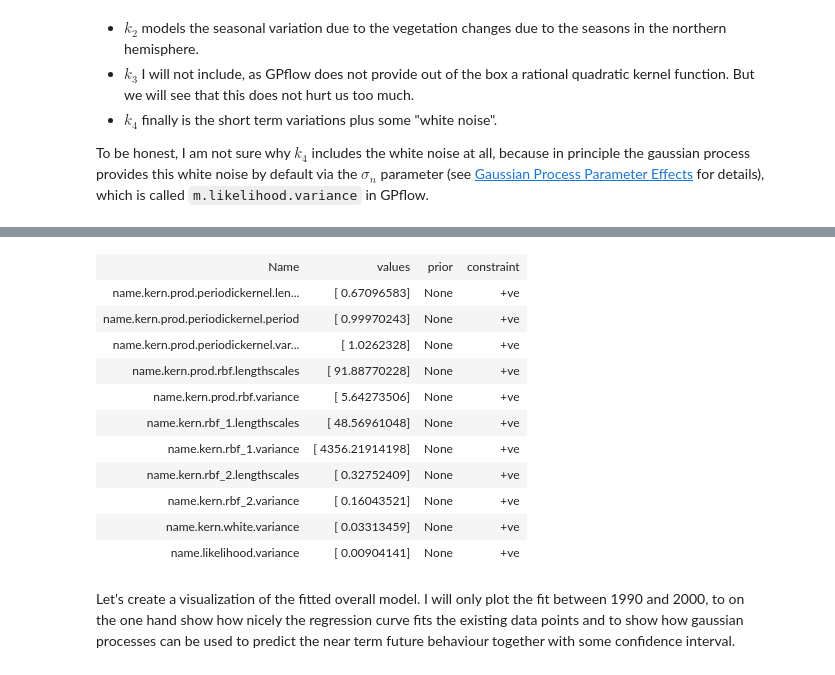
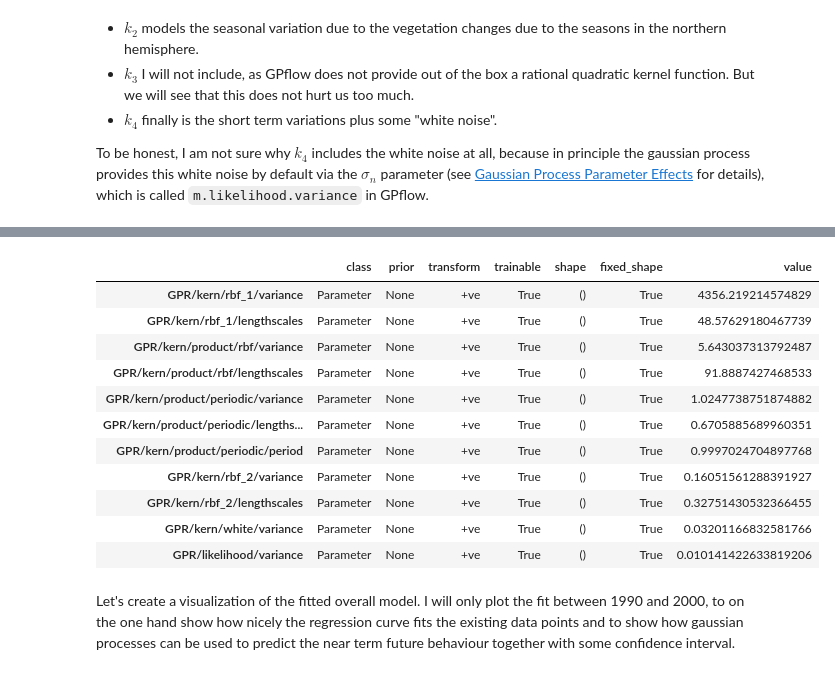
Before and after one commit to cs224/dev-meetup-gaussian-processes, a Jupyter notebook: co2-mauna-loa-gaussian-process-regression.ipynb, the cells around one changed output, grey strips where cells are left out. Saved outputs shown, nothing was run; the diff lists cells and outputs as text; code cells hidden in the pictures.

Commit message:
co2-mauna-loa-gaussian-process-regression.ipynb: updated to newer versions of libraries

```diff
--- a/co2-mauna-loa-gaussian-process-regression.ipynb
+++ b/co2-mauna-loa-gaussian-process-regression.ipynb
@@ -25,6 +46,10 @@ We take the raw data from the statsmodels package:
 
 import statsmodels.api as sm
 
-data1 = sm.datasets.get_rdataset("co2").data
+mauna_loa_atmospheric_CO2_concentration_data = sm.datasets.get_rdataset("CO2")
+
+print(mauna_loa_atmospheric_CO2_concentration_data.__doc__)
+
+data1 = mauna_loa_atmospheric_CO2_concentration_data.data
 data1.head()
 # %% [output]
@@ -38,7 +80,7 @@ data1.head()
 We will make the data available in two formats, as row vectors as lower case x and y and as column vectors as upper case X and Y.
 # %%
 x = np.array(data1.time)
-y = np.array(data1.co2)
+y = np.array(data1.value)
 X = x.reshape(-1, 1)
 Y = y.reshape(-1, 1)
 # %%
@@ -68,14 +111,9 @@ As in [chapter 5](http://www.gaussianprocess.org/gpml/chapters/RW5.pdf) of [Gaus
 To be honest, I am not sure why $k_4$ includes the white noise at all, because in principle the gaussian process provides this white noise by default via the $\sigma_n$ parameter (see [Gaussian Process Parameter Effects](https://github.com/cs224/dev-meetup-gaussian-processes) for details), which is called `m.likelihood.variance` in GPflow.
 # %%
 k1 = gpflow.kernels.RBF(1, variance=(66.0 ** 2), lengthscales=67.0)
-k2_exp_sine_squred_gamma= 2.0 / 1.3 ** 2
+k2_exp_sine_squred_gamma= 2.0 / 1.3 ** 2.0
 k2_exp_sine_squred_period = 1.0
-k2 = gpflow.kernels.RBF(1, variance=(2.4 ** 2), lengthscales=90) * gpflow.kernels.PeriodicKernel(1, period=k2_exp_sine_squred_period, variance=1.0, lengthscales=1/k2_exp_sine_squred_gamma)
+k2 = gpflow.kernels.RBF(1, variance=(2.4 ** 2.0), lengthscales=90.0) * gpflow.kernels.Periodic(1, period=k2_exp_sine_squred_period, variance=1.0,  lengthscales=1.0/k2_exp_sine_squred_gamma)
 # k3 = how to do a rational quadratic term in GPflow?
 k4 = gpflow.kernels.RBF(1, variance=(0.18 ** 2), lengthscales=1.6) + gpflow.kernels.White(1, variance=0.19)
-
 kernel = k1 + k2 + k4
-
-m = gpflow.gpr.GPR(X, Y, kern=kernel)
-m.likelihood.variance = 0.01
-m
@@ -94,0 +120,4 @@ m
+# %%
+m = gpflow.models.GPR(X, Y, kern=kernel)
+m.likelihood.variance = 0.01
+m.as_pandas_table()
@@ -116,18 +149,18 @@ Wall time: 3.13 s
 # %%
-m
+m.as_pandas_table()
 # %% [output]
-| Name | values | prior | constraint |
-| name.kern.prod.periodickernel.len... | [ 0.67096583] | None | +ve |
-| name.kern.prod.periodickernel.period | [ 0.99970243] | None | +ve |
-| name.kern.prod.periodickernel.var... | [ 1.0262328] | None | +ve |
-| name.kern.prod.rbf.lengthscales | [ 91.88770228] | None | +ve |
-| name.kern.prod.rbf.variance | [ 5.64273506] | None | +ve |
-| name.kern.rbf_1.lengthscales | [ 48.56961048] | None | +ve |
-| name.kern.rbf_1.variance | [ 4356.21914198] | None | +ve |
-| name.kern.rbf_2.lengthscales | [ 0.32752409] | None | +ve |
-| name.kern.rbf_2.variance | [ 0.16043521] | None | +ve |
-| name.kern.white.variance | [ 0.03313459] | None | +ve |
-| name.likelihood.variance | [ 0.00904141] | None | +ve |
+|  | class | prior | transform | trainable | shape | fixed_shape | value |
+| GPR/kern/rbf_1/variance | Parameter | None | +ve | True | () | True | 4356.219214574829 |
+| GPR/kern/rbf_1/lengthscales | Parameter | None | +ve | True | () | True | 48.57629180467739 |
+| GPR/kern/product/rbf/variance | Parameter | None | +ve | True | () | True | 5.643037313792487 |
+| GPR/kern/product/rbf/lengthscales | Parameter | None | +ve | True | () | True | 91.8887427468533 |
+| GPR/kern/product/periodic/variance | Parameter | None | +ve | True | () | True | 1.0247738751874882 |
+| GPR/kern/product/periodic/lengths... | Parameter | None | +ve | True | () | True | 0.6705885689960351 |
+| GPR/kern/product/periodic/period | Parameter | None | +ve | True | () | True | 0.9997024704897768 |
+| GPR/kern/rbf_2/variance | Parameter | None | +ve | True | () | True | 0.16051561288391927 |
+| GPR/kern/rbf_2/lengthscales | Parameter | None | +ve | True | () | True | 0.32751430532366455 |
+| GPR/kern/white/variance | Parameter | None | +ve | True | () | True | 0.03201166832581766 |
+| GPR/likelihood/variance | Parameter | None | +ve | True | () | True | 0.010141422633819206 |
 # %% [markdown]
 Let's create a visualization of the fitted overall model. I will only plot the fit between 1990 and 2000, to on the one hand show how nicely the regression curve fits the existing data points and to show how gaussian processes can be used to predict the near term future behaviour together with some confidence interval.
 # %%
```
Also changed, not shown: parts of 14 cells of this notebook.
